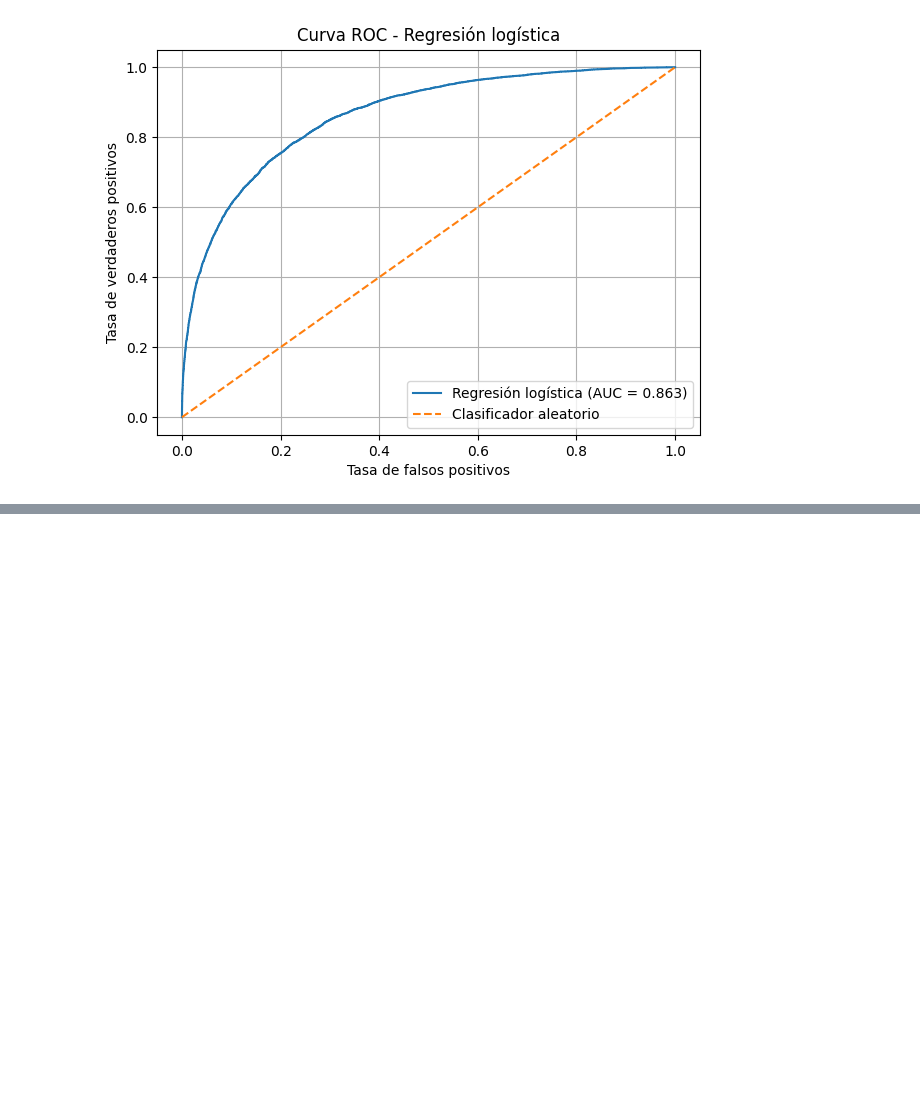
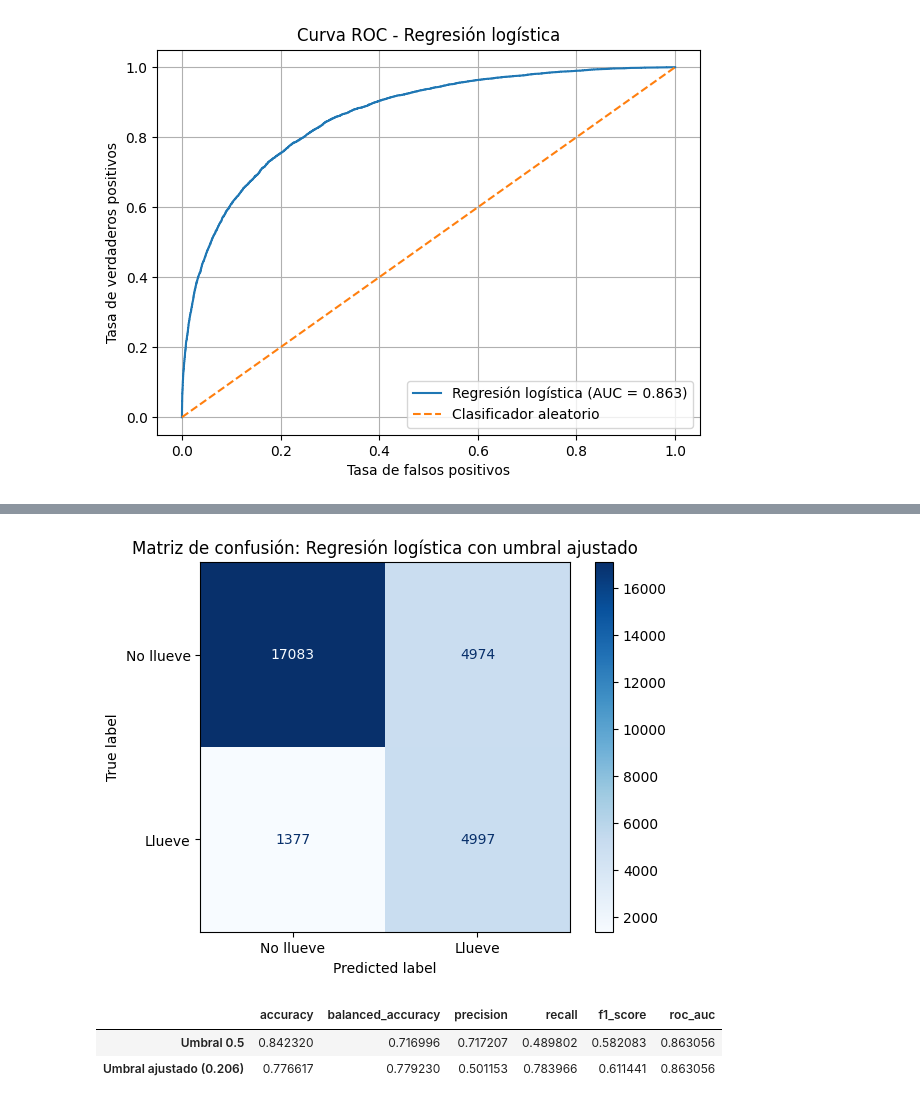
Before and after one commit to LucasD1az/AA1-TUIA-2026C1-Anianios-DiazCelauro-Tardugno, a Jupyter notebook: TP-Clasificacion-AA1.ipynb, the cells around one changed output, grey strips where cells are left out. Cells and saved outputs as stored; diff of their text form; code cells hidden in the pictures; blank space fills up the shorter version.

Commit message:
Se analiza umbral ajustado

```diff
--- a/TP-Clasificacion-AA1.ipynb
+++ b/TP-Clasificacion-AA1.ipynb
@@ -282,0 +287,10 @@ plt.show()
+# %%
+# Buscamos el umbral que maximiza el índice de Youden
+youden_index = tpr_logreg - fpr_logreg
+best_index = np.argmax(youden_index)
+
+best_threshold_logreg = thresholds_logreg[best_index]
+
+print("Mejor umbral según Youden:", best_threshold_logreg)
+print("TPR:", tpr_logreg[best_index])
+print("FPR:", fpr_logreg[best_index])
@@ -282,0 +301,13 @@ plt.show()
+# %%
+# Generamos predicciones usando el umbral ajustado
+y_test_pred_logreg_umbral = (y_test_proba_logreg >= best_threshold_logreg).astype(int)
+
+print("Reporte con umbral ajustado")
+print(
+    classification_report(
+        y_test,
+        y_test_pred_logreg_umbral,
+        target_names=["No llueve", "Llueve"],
+        zero_division=0
+    )
+)
@@ -282,0 +324,29 @@ plt.show()
+# %%
+# Matriz de confusión con el umbral ajustado
+ConfusionMatrixDisplay.from_predictions(
+    y_test,
+    y_test_pred_logreg_umbral,
+    display_labels=["No llueve", "Llueve"],
+    cmap="Blues",
+    values_format="d"
+)
+
+plt.title("Matriz de confusión: Regresión logística con umbral ajustado")
+plt.show()
+# %% [output]
+[figure, added]
+# %%
+# Comparamos las métricas usando el umbral 0.5 y el umbral ajustado
+comparacion_umbrales_logreg = pd.DataFrame(
+    [
+        calcular_metricas(y_test, y_test_pred_logreg, y_test_proba_logreg),
+        calcular_metricas(y_test, y_test_pred_logreg_umbral, y_test_proba_logreg)
+    ],
+    index=["Umbral 0.5", f"Umbral ajustado ({best_threshold_logreg:.3f})"]
+)
+
+comparacion_umbrales_logreg
+# %% [output]
+|  | accuracy | balanced_accuracy | precision | recall | f1_score | roc_auc |
+| Umbral 0.5 | 0.842320 | 0.716996 | 0.717207 | 0.489802 | 0.582083 | 0.863056 |
+| Umbral ajustado (0.206) | 0.776617 | 0.779230 | 0.501153 | 0.783966 | 0.611441 | 0.863056 |
```
Also changed, not shown: parts of 5 cells of this notebook.
